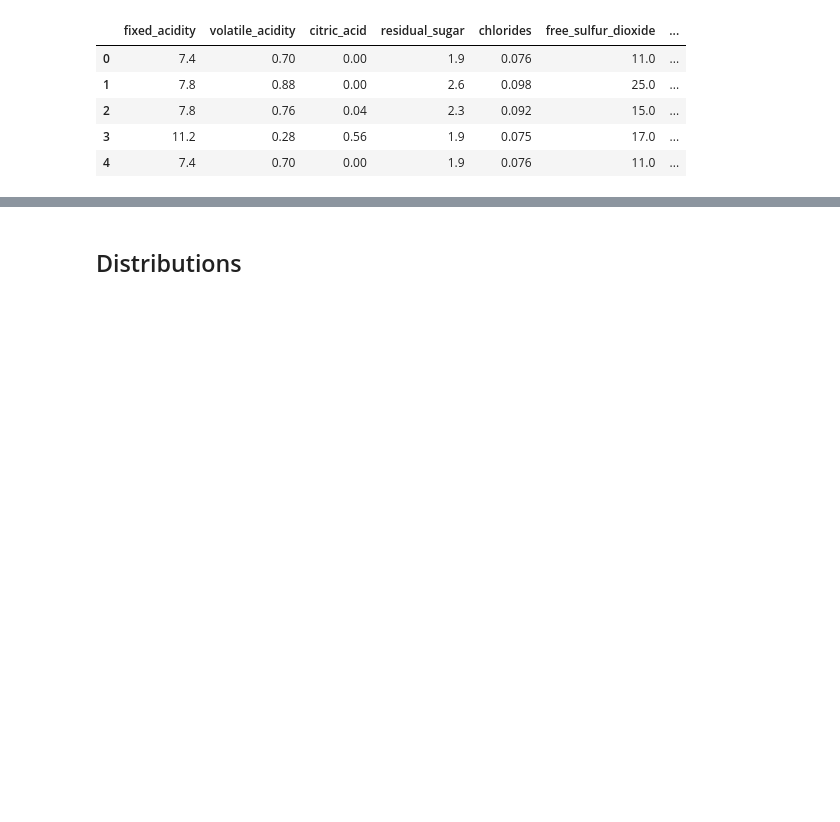
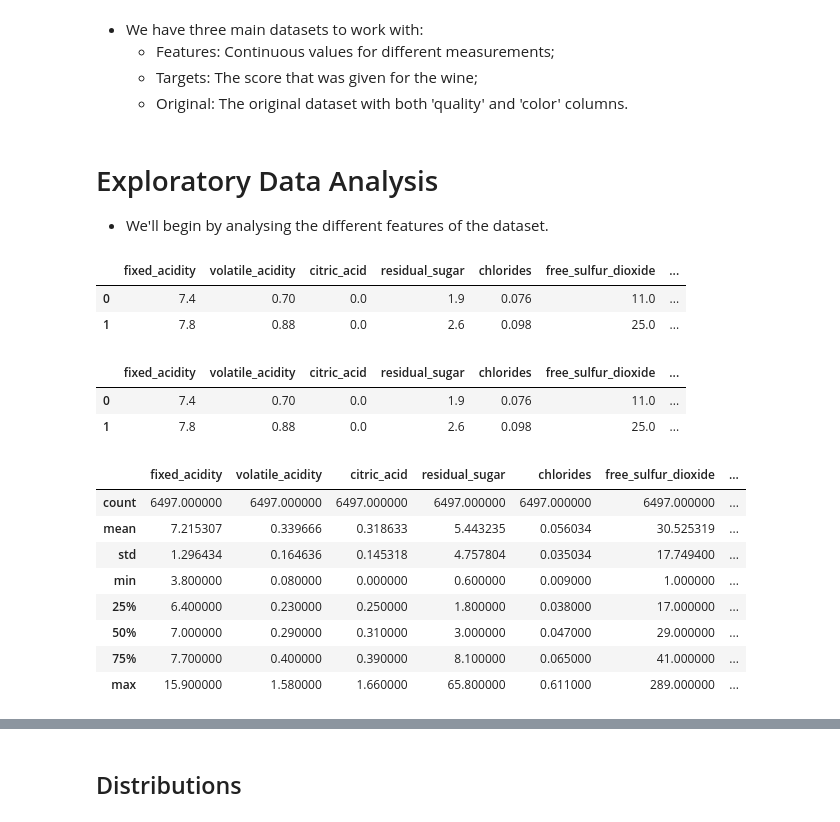
Before and after one commit to pedro-duk/data-science-projects, a Jupyter notebook: Wine Quality Study.ipynb, the cells around one changed output, grey strips where cells are left out. Saved outputs shown, nothing was run; the diff lists cells and outputs as text; code cells hidden in the pictures; blank space fills up the shorter version.

Commit message:
feat: add more comments on wine quality study

```diff
--- a/Wine Quality Study.ipynb
+++ b/Wine Quality Study.ipynb
@@ -15,12 +35,35 @@ X = wine_quality.data.features
 y = wine_quality.data.targets
 
 original = wine_quality.data.original
+# %% [markdown]
+- We have three main datasets to work with:
+  - Features: Continuous values for different measurements;
+  - Targets: The score that was given for the wine;
+  - Original: The original dataset with both 'quality' and 'color' columns.
+# %% [markdown]
+# Exploratory Data Analysis
+- We'll begin by analysing the different features of the dataset.
+# %%
+original.head(2)
+# %% [output]
+|  | fixed_acidity | volatile_acidity | citric_acid | residual_sugar | chlorides | free_sulfur_dioxide | ... |
+| 0 | 7.4 | 0.70 | 0.0 | 1.9 | 0.076 | 11.0 | ... |
+| 1 | 7.8 | 0.88 | 0.0 | 2.6 | 0.098 | 25.0 | ... |
 # %%
-X.head()
+X.head(2)
 # %% [output]
 |  | fixed_acidity | volatile_acidity | citric_acid | residual_sugar | chlorides | free_sulfur_dioxide | ... |
-| 0 | 7.4 | 0.70 | 0.00 | 1.9 | 0.076 | 11.0 | ... |
-| 1 | 7.8 | 0.88 | 0.00 | 2.6 | 0.098 | 25.0 | ... |
-| 2 | 7.8 | 0.76 | 0.04 | 2.3 | 0.092 | 15.0 | ... |
-| 3 | 11.2 | 0.28 | 0.56 | 1.9 | 0.075 | 17.0 | ... |
-| 4 | 7.4 | 0.70 | 0.00 | 1.9 | 0.076 | 11.0 | ... |
+| 0 | 7.4 | 0.70 | 0.0 | 1.9 | 0.076 | 11.0 | ... |
+| 1 | 7.8 | 0.88 | 0.0 | 2.6 | 0.098 | 25.0 | ... |
+# %%
+X.describe()
+# %% [output]
+|  | fixed_acidity | volatile_acidity | citric_acid | residual_sugar | chlorides | free_sulfur_dioxide | ... |
+| count | 6497.000000 | 6497.000000 | 6497.000000 | 6497.000000 | 6497.000000 | 6497.000000 | ... |
+| mean | 7.215307 | 0.339666 | 0.318633 | 5.443235 | 0.056034 | 30.525319 | ... |
+| std | 1.296434 | 0.164636 | 0.145318 | 4.757804 | 0.035034 | 17.749400 | ... |
+| min | 3.800000 | 0.080000 | 0.000000 | 0.600000 | 0.009000 | 1.000000 | ... |
+| 25% | 6.400000 | 0.230000 | 0.250000 | 1.800000 | 0.038000 | 17.000000 | ... |
+| 50% | 7.000000 | 0.290000 | 0.310000 | 3.000000 | 0.047000 | 29.000000 | ... |
+| 75% | 7.700000 | 0.400000 | 0.390000 | 8.100000 | 0.065000 | 41.000000 | ... |
+| max | 15.900000 | 1.580000 | 1.660000 | 65.800000 | 0.611000 | 289.000000 | ... |
```
Also changed, not shown: parts of 9 cells of this notebook.
